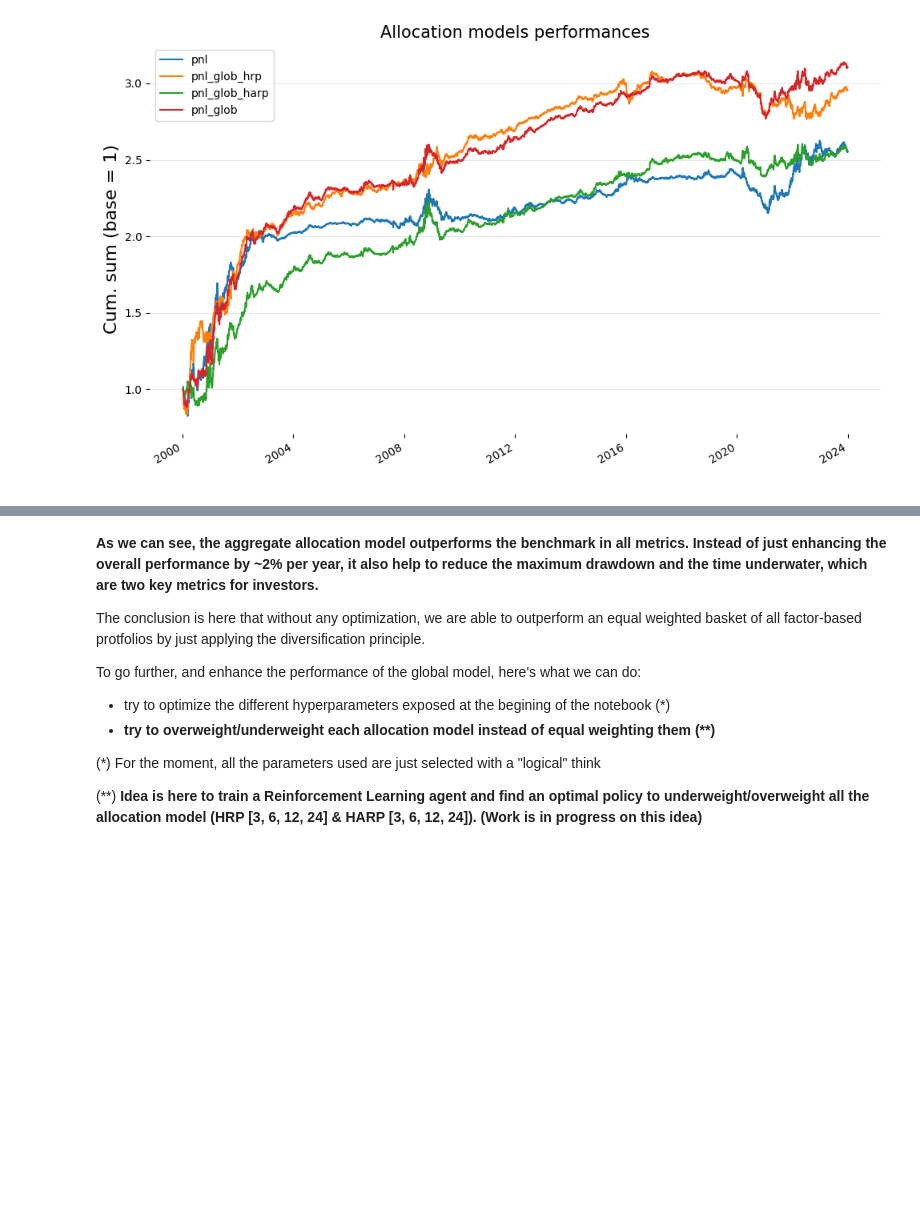
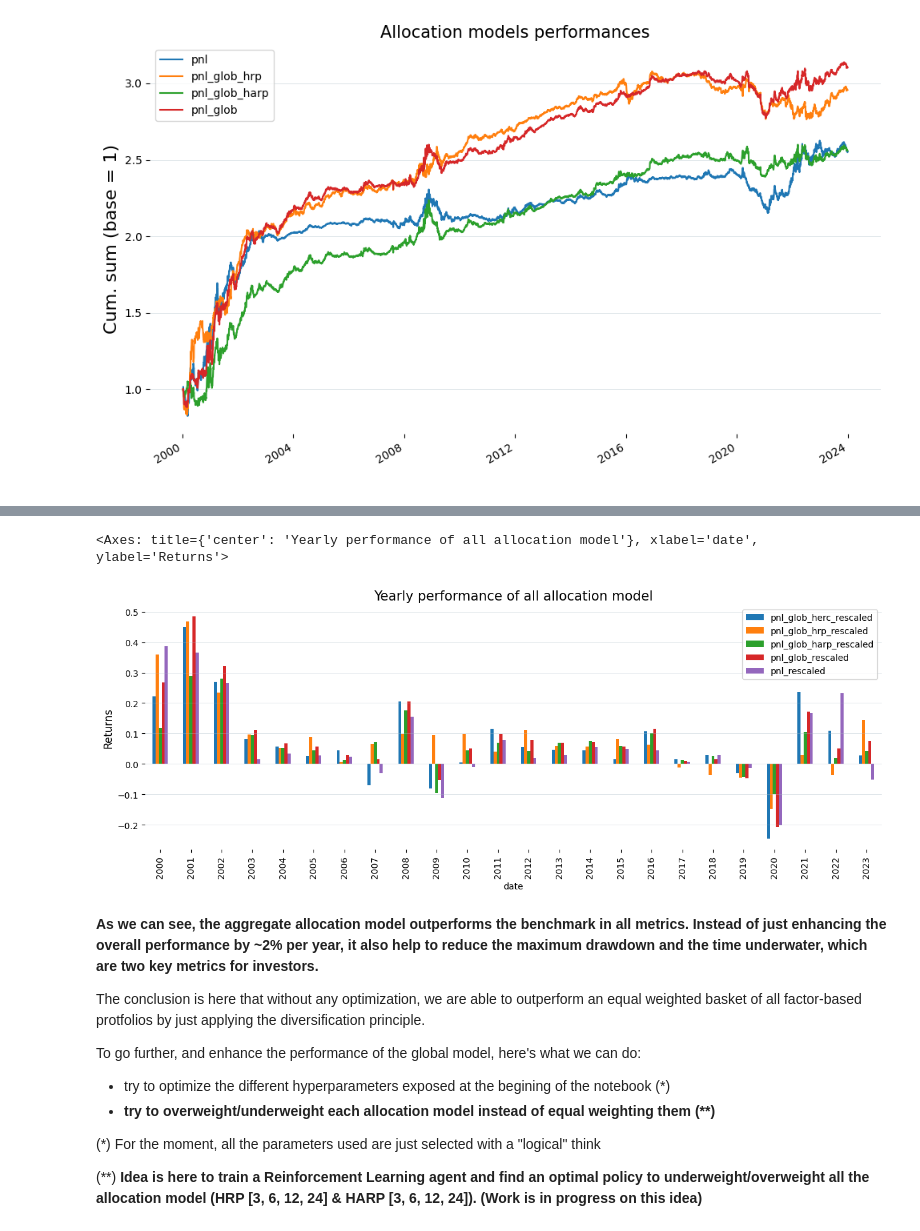
Before and after one commit to miccicheluca/factor_investing_diversification, a Jupyter notebook: notebook/compare_allocation_pnl.ipynb, the cells around one changed output, grey strips where cells are left out. Drawn from its saved outputs; the diff is of its cells as text; code cells hidden in the pictures; blank space fills up the shorter version.

```diff
--- a/notebook/compare_allocation_pnl.ipynb
+++ b/notebook/compare_allocation_pnl.ipynb
@@ -382,7 +384,12 @@ df_pnl_glob_rescaled = (
     .select(["date", "^.*rescaled.*$"])
 )
 
+fig, ax = plt.subplots(ncols=1, nrows=1, figsize=(15, 5))
+
 df_pnl_glob_rescaled.group_by(pl.col("date").dt.year()).agg(pl.all().mean() * FREQ).sort(
     "date"
-).plot.bar(x="date", rot=90, height=500, title="Yearly performance of all allocation model")
+).to_pandas().plot.bar(x="date", ax=ax)
+ax.set_title("Yearly performance of all allocation model", size=15)
+ax.set_ylabel("Returns", size=12)
+set_layout(ax=ax)
 # %% [output]
@@ -393,3 +396,5 @@ df_pnl_glob_rescaled.group_by(pl.col("date").dt.year()).agg(pl.all().mean() * FR
+<Axes: title={'center': 'Yearly performance of all allocation model'}, xlabel='date', ylabel='Returns'>
+[figure, added]
 # %% [markdown]
 <b> As we can see, the aggregate allocation model outperforms the benchmark in all metrics. Instead of just enhancing the overall performance by ~2% per year, it also help to reduce the maximum drawdown and the time underwater, which are two key metrics for investors. </b>
 
```
Also changed, not shown: parts of 3 cells of this notebook, 1 other file.
